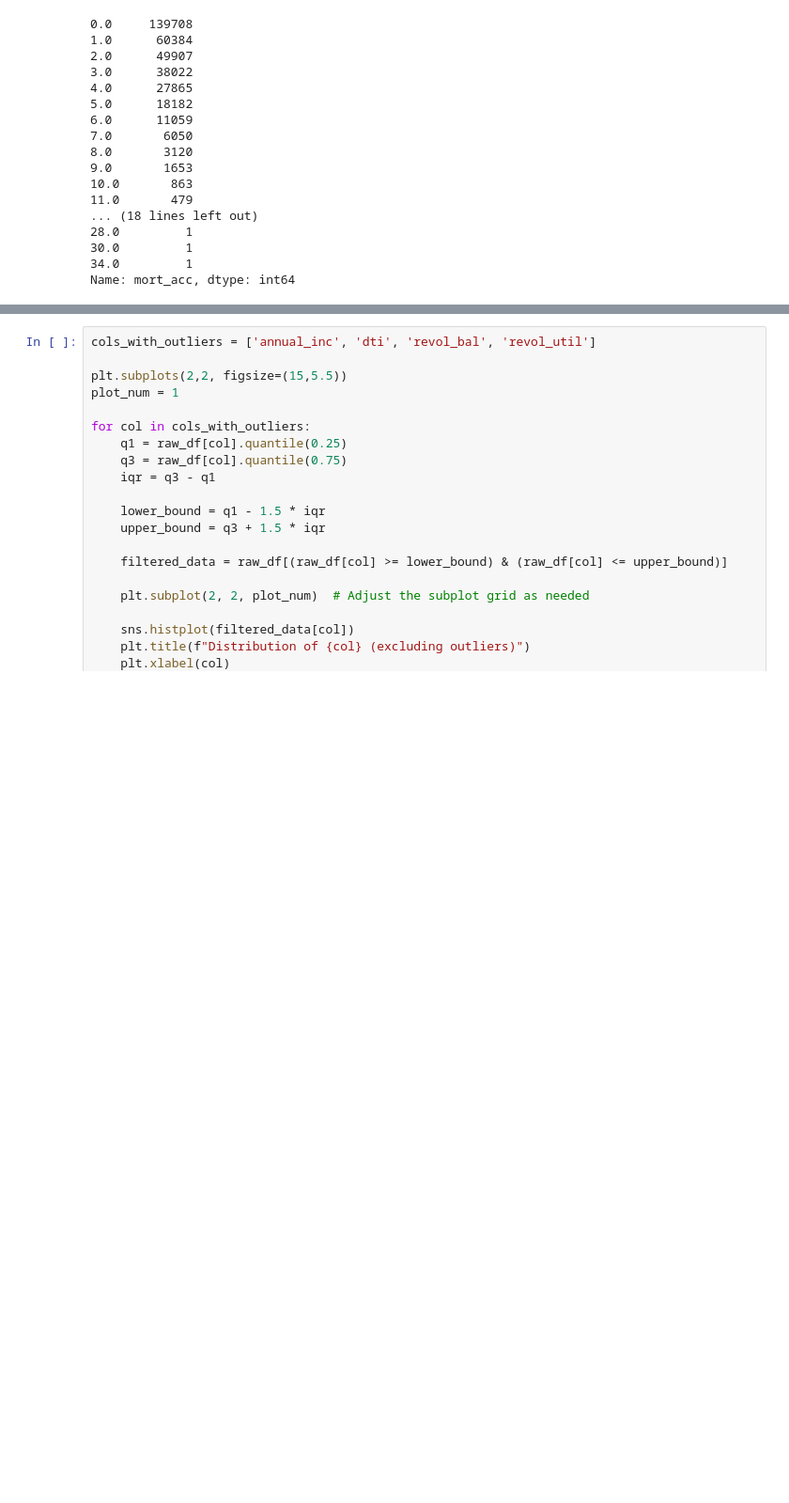
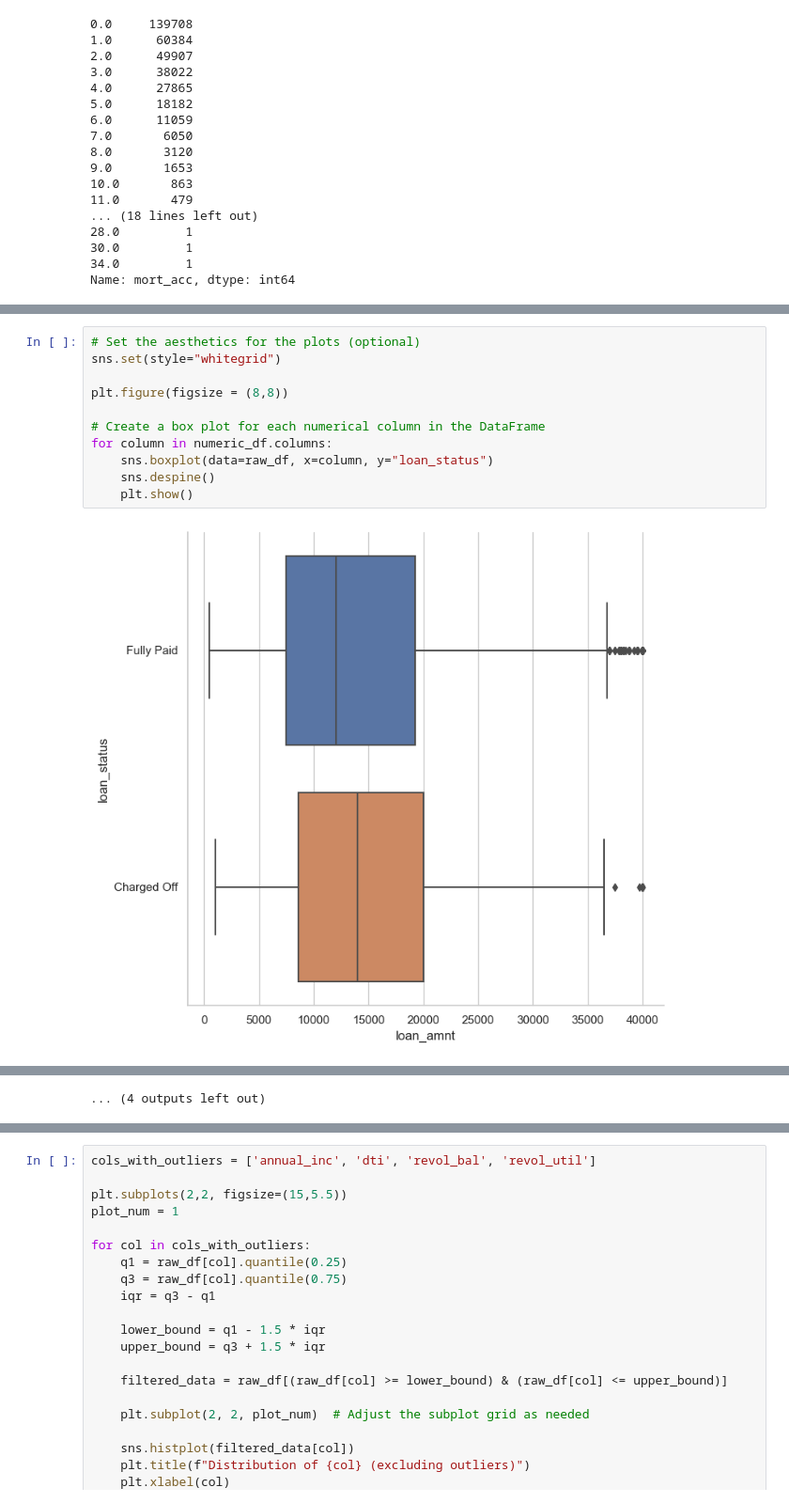
Before and after one commit to botchavs/capstone, a Jupyter notebook: Capstone_working.ipynb, the cells around one changed output, grey strips where cells are left out. Shown at 94% size. Saved outputs shown, nothing was run; the diff lists cells and outputs as text; blank space fills up the shorter version.

```diff
--- a/Capstone_working.ipynb
+++ b/Capstone_working.ipynb
@@ -470,0 +597,13 @@ plt.show()
+# %%
+# Set the aesthetics for the plots (optional)
+sns.set(style="whitegrid")
+
+plt.figure(figsize = (8,8))
+
+# Create a box plot for each numerical column in the DataFrame
+for column in numeric_df.columns:
+    sns.boxplot(data=raw_df, x=column, y="loan_status")
+    sns.despine()
+    plt.show()
+# %% [output]
+[figure, added]
@@ -470,0 +621 @@ plt.show()
+... (4 outputs left out)
```
Also changed, not shown: parts of 58 cells of this notebook.
